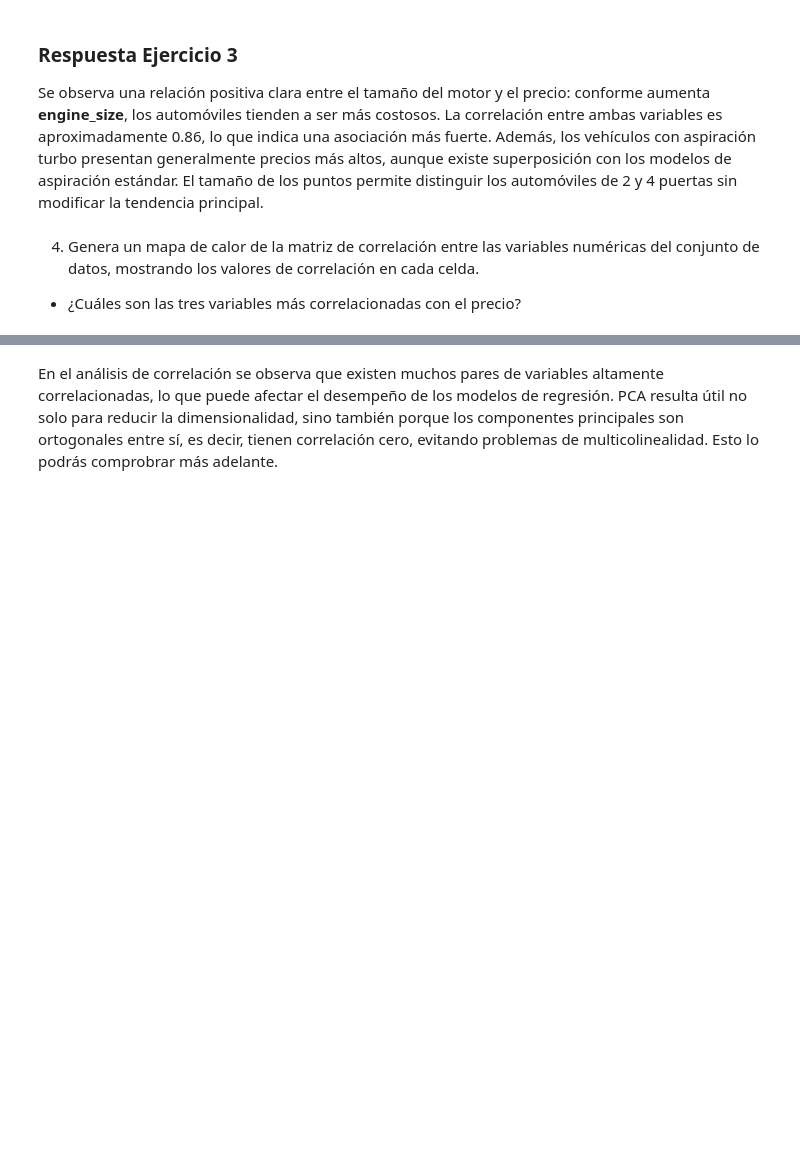
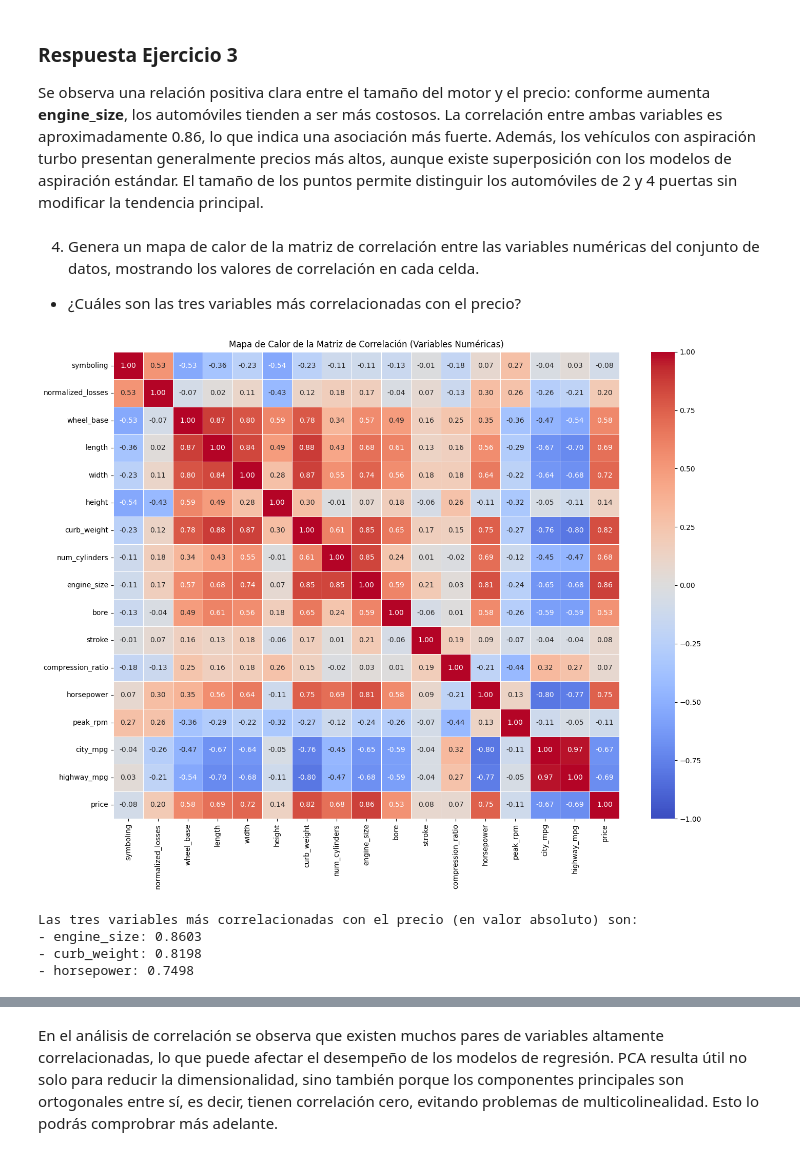
Before and after one commit to joshgc19/tc5053-datascience-A01841021-joshua-gamboa, a Jupyter notebook: Actividad7PCA.ipynb, the cells around one changed output, grey strips where cells are left out. Saved outputs shown, nothing was run; the diff lists cells and outputs as text; code cells hidden in the pictures; blank space fills up the shorter version.

```diff
--- a/Actividad7PCA.ipynb
+++ b/Actividad7PCA.ipynb
@@ -467,3 +467,34 @@ Se observa una relación positiva clara entre el tamaño del motor y el precio:
 # %% [markdown]
 4. Genera un mapa de calor de la matriz de correlación entre las variables numéricas del conjunto de datos, mostrando los valores de correlación en cada celda.
 * ¿Cuáles son las tres variables más correlacionadas con el precio?
+# %%
+columnas_numericas = cars_df[variables_numericas]
+matriz_correlacion = columnas_numericas.corr()
+
+plt.figure(figsize=(14, 11))
+sns.heatmap(
+    matriz_correlacion,
+    annot=True,
+    cmap='coolwarm',
+    fmt='.2f',
+    linewidths=0.5,
+    vmin=-1,
+    vmax=1
+)
+plt.title('Mapa de Calor de la Matriz de Correlación (Variables Numéricas)')
+plt.tight_layout()
+plt.show()
+# %% [output]
+[figure, added]
+# %%
+correlacion_precio = matriz_correlacion['price'].abs().drop('price')
+tres_mas_correlacionadas = correlacion_precio.nlargest(3)
+
+print("Las tres variables más correlacionadas con el precio (en valor absoluto) son:")
+for idx, valor in tres_mas_correlacionadas.items():
+    print(f"- {idx}: {matriz_correlacion.loc[idx, 'price']:.4f}")
+# %% [output]
+Las tres variables más correlacionadas con el precio (en valor absoluto) son:
+- engine_size: 0.8603
+- curb_weight: 0.8198
+- horsepower: 0.7498
```
Also changed, not shown: parts of 6 cells of this notebook.
